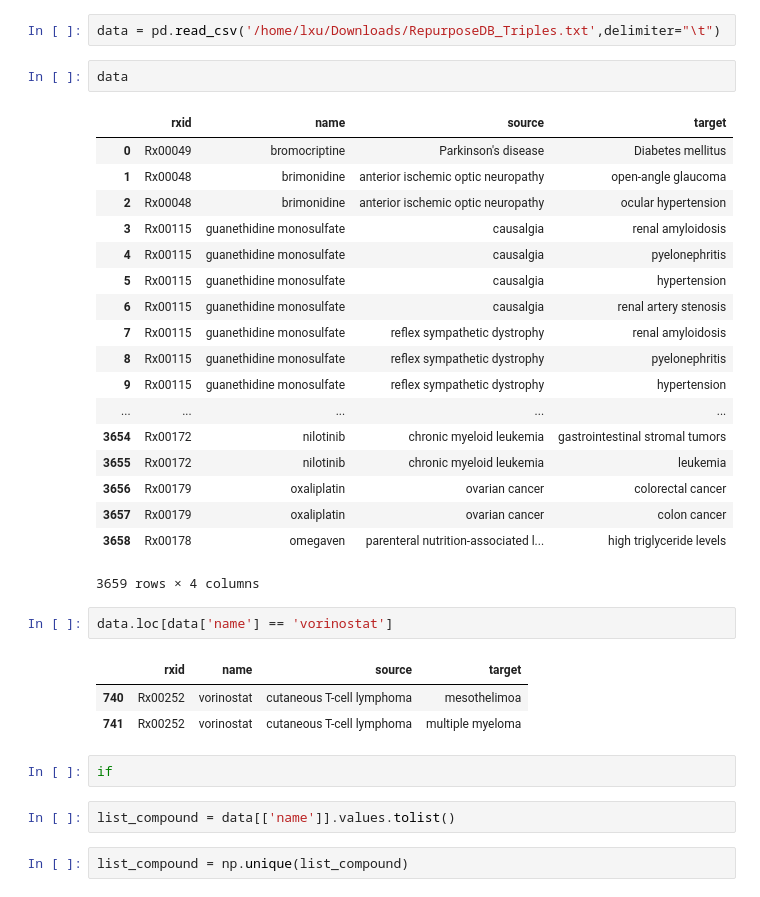
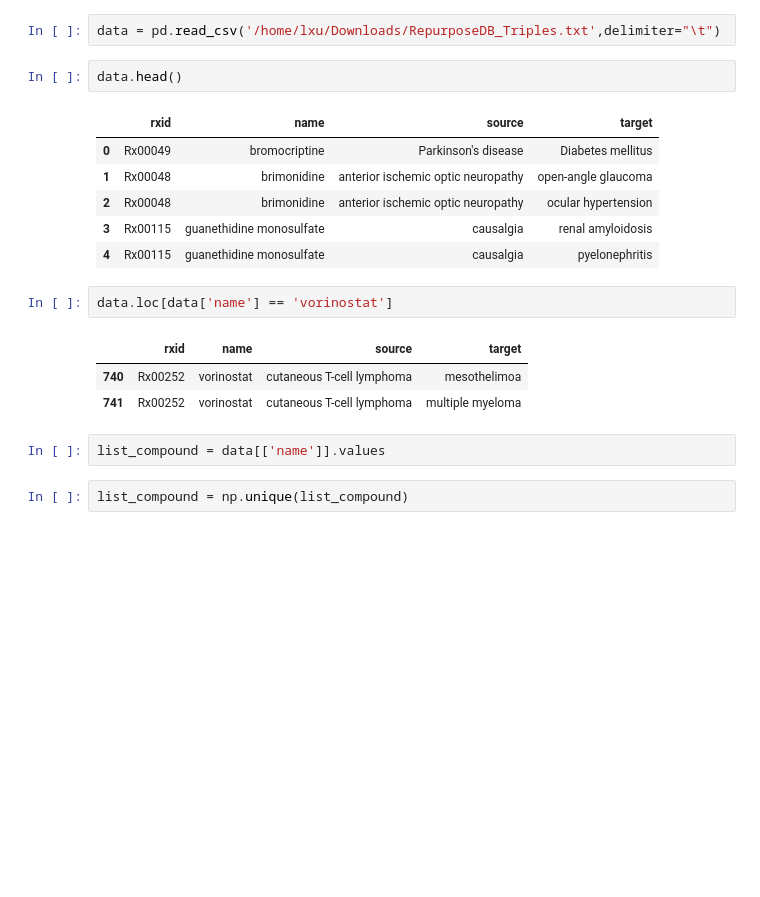
Before and after one commit to drugrelink/drugrelink, a Jupyter notebook: notebooks/RepurposeDB_data .ipynb, the cells around one changed output. Saved outputs shown, nothing was run; the diff lists cells and outputs as text; blank space fills up the shorter version.

```diff
--- a/notebooks/RepurposeDB_data .ipynb
+++ b/notebooks/RepurposeDB_data .ipynb
@@ -5,35 +5,21 @@ import json
 # %%
 data = pd.read_csv('/home/lxu/Downloads/RepurposeDB_Triples.txt',delimiter="\t")
 # %%
-data
+data.head()
 # %% [output]
 |  | rxid | name | source | target |
 | 0 | Rx00049 | bromocriptine | Parkinson's disease | Diabetes mellitus |
 | 1 | Rx00048 | brimonidine | anterior ischemic optic neuropathy | open-angle glaucoma |
 | 2 | Rx00048 | brimonidine | anterior ischemic optic neuropathy | ocular hypertension |
 | 3 | Rx00115 | guanethidine monosulfate | causalgia | renal amyloidosis |
 | 4 | Rx00115 | guanethidine monosulfate | causalgia | pyelonephritis |
-| 5 | Rx00115 | guanethidine monosulfate | causalgia | hypertension |
-| 6 | Rx00115 | guanethidine monosulfate | causalgia | renal artery stenosis |
-| 7 | Rx00115 | guanethidine monosulfate | reflex sympathetic dystrophy | renal amyloidosis |
-| 8 | Rx00115 | guanethidine monosulfate | reflex sympathetic dystrophy | pyelonephritis |
-| 9 | Rx00115 | guanethidine monosulfate | reflex sympathetic dystrophy | hypertension |
-| ... | ... | ... | ... | ... |
-| 3654 | Rx00172 | nilotinib | chronic myeloid leukemia | gastrointestinal stromal tumors |
-| 3655 | Rx00172 | nilotinib | chronic myeloid leukemia | leukemia |
-| 3656 | Rx00179 | oxaliplatin | ovarian cancer | colorectal cancer |
-| 3657 | Rx00179 | oxaliplatin | ovarian cancer | colon cancer |
-| 3658 | Rx00178 | omegaven | parenteral nutrition-associated l... | high triglyceride levels |
-3659 rows × 4 columns
 # %%
 data.loc[data['name'] == 'vorinostat']
 # %% [output]
 |  | rxid | name | source | target |
 | 740 | Rx00252 | vorinostat | cutaneous T-cell lymphoma | mesothelimoa |
 | 741 | Rx00252 | vorinostat | cutaneous T-cell lymphoma | multiple myeloma |
-# %%
-if
 # %%
-list_compound = data[['name']].values.tolist()
+list_compound = data[['name']].values
 # %%
 list_compound = np.unique(list_compound)
```
Also changed, not shown: parts of 25 cells of this notebook, 5 other files.
